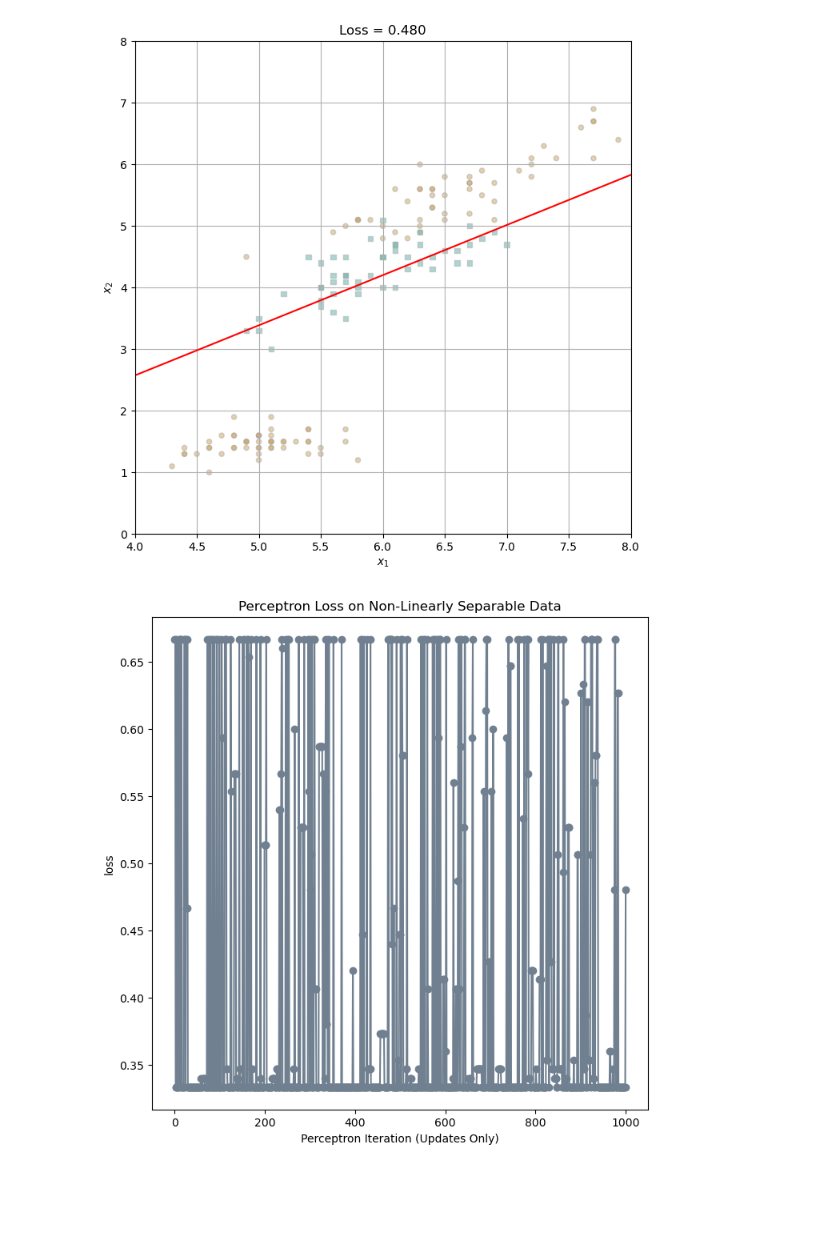
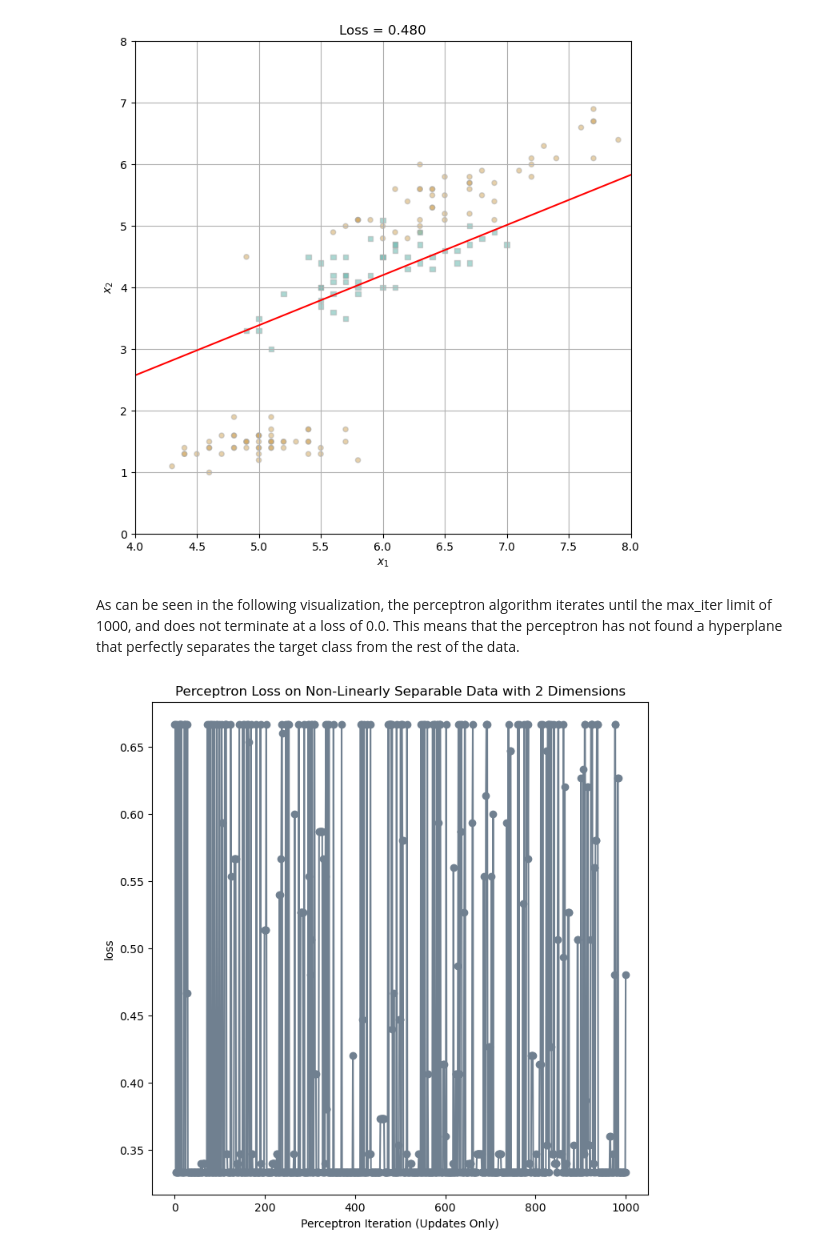
Before and after one commit to opfleet/opfleet.github.io, a Jupyter notebook: posts/PerceptronPost/index.ipynb, the cells around one changed output. Cells and saved outputs as stored; diff of their text form; code cells hidden in the pictures; blank space fills up the shorter version.

Commit message:
Finished Perceptron to an M standard
Possibly return to raise to an E standard.

```diff
--- a/posts/PerceptronPost/index.ipynb
+++ b/posts/PerceptronPost/index.ipynb
@@ -212,15 +244,7 @@ Now, we will do that again on data that is not linearly separable, that is, when
 # %%
-'''
-x1 = torch.tensor(df['SepalLengthCm'].values)
-x2 = torch.tensor(df['PetalLengthCm'].values)
-bias = torch.ones(x1.shape[0])
-X = torch.stack((x1, x2, bias), -1)
-'''
-
 species_versicolor = df['Species'] == 'Iris-versicolor'
 y2 = torch.from_numpy(species_versicolor.values)
 
-#X = X.type(torch.FloatTensor)
 y2 = y2.type(torch.FloatTensor)
 
 y2 = torch.where(y2 == 1.0, 1.0, -1.0)
@@ -266,12 +292,14 @@ plot_perceptron_data(X, y2, ax)
 draw_line(ultimate_w, x_min = 2, x_max = 8, ax = ax, color = "red")
 # %% [output]
 [figure]
+# %% [markdown]
+As can be seen in the following visualization, the perceptron algorithm iterates until the max_iter limit of 1000, and does not terminate at a loss of 0.0. This means that the perceptron has not found a hyperplane that perfectly separates the target class from the rest of the data.
 # %%
 plt.figure(figsize= (8,8))
 plt.plot(loss_vec, color = "slategrey")
 
 plt.scatter(torch.arange(len(loss_vec)), loss_vec, color = "slategrey")
 
-labs = plt.gca().set(xlabel = "Perceptron Iteration (Updates Only)", ylabel = "loss", title = "Perceptron Loss on Non-Linearly Separable Data")
+labs = plt.gca().set(xlabel = "Perceptron Iteration (Updates Only)", ylabel = "loss", title = "Perceptron Loss on Non-Linearly Separable Data with 2 Dimensions")
 # %% [output]
-[figure, old version]
+[figure, new version]
```
Also changed, not shown: parts of 18 cells of this notebook.
